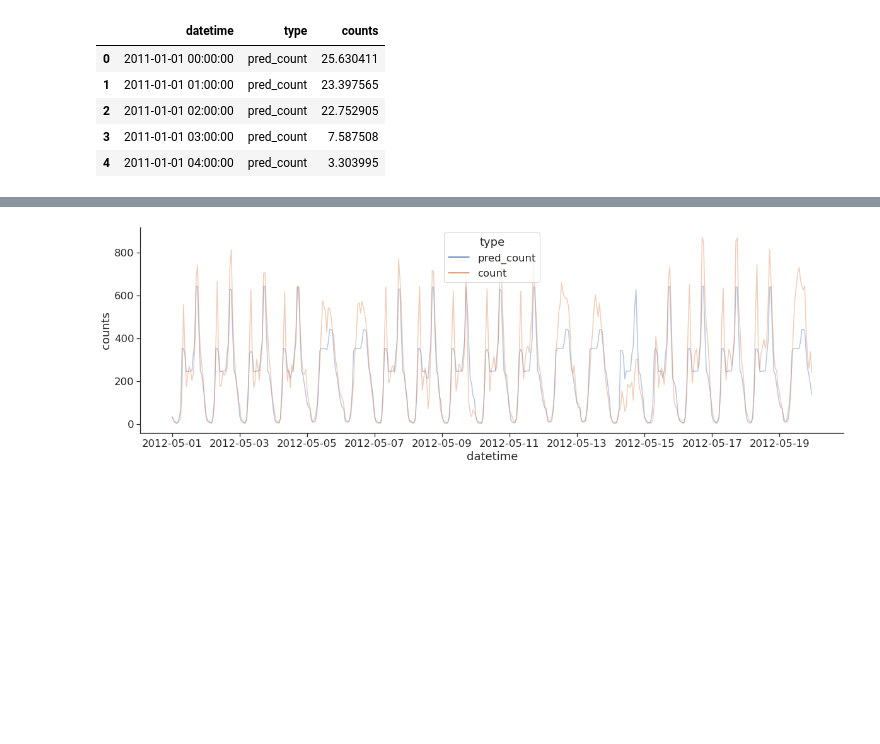
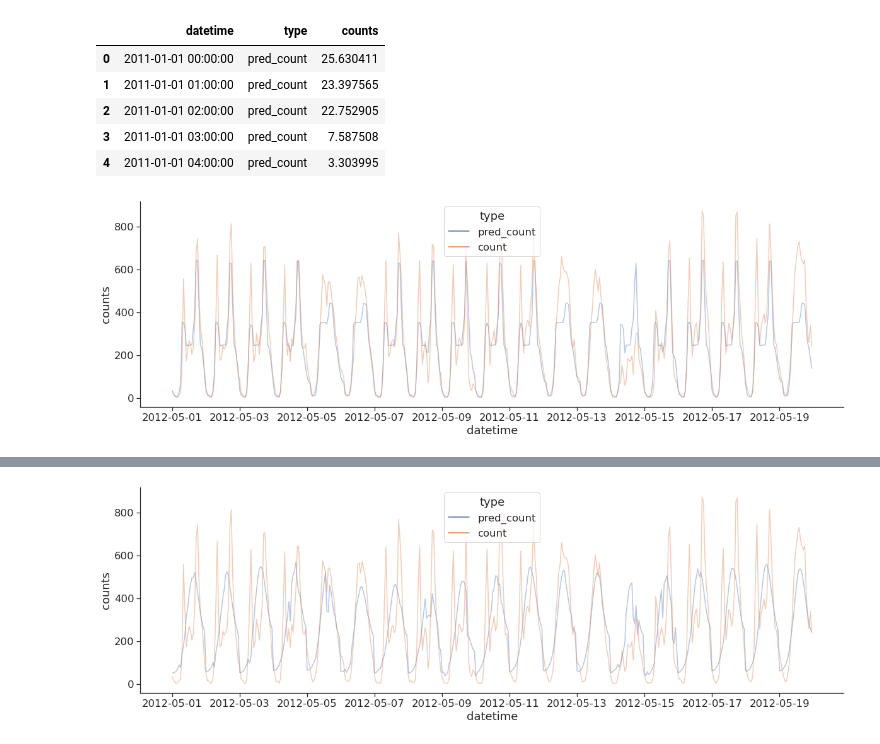
Before and after one commit to the-Hull/p045_spiced_projects, a Jupyter notebook: 03_week/02_exercises/03_regression_bike_explore.ipynb, the cells around one changed output, grey strips where cells are left out. Saved outputs shown, nothing was run; the diff lists cells and outputs as text; code cells hidden in the pictures; blank space fills up the shorter version.

```diff
--- a/03_week/02_exercises/03_regression_bike_explore.ipynb
+++ b/03_week/02_exercises/03_regression_bike_explore.ipynb
@@ -545,4 +575,17 @@ Index(['datetime', 'pred_count', 'count'], dtype='object')
 | 2 | 2011-01-01 02:00:00 | pred_count | 22.752905 |
 | 3 | 2011-01-01 03:00:00 | pred_count | 7.587508 |
 | 4 | 2011-01-01 04:00:00 | pred_count | 3.303995 |
+# %%
+plt.figure(figsize = (20,6))
+
+
+sns.lineplot(
+    data = check_long.loc[(check_long.datetime > '2012-4-30') & (check_long.datetime < '2012-5-31'), :],
+    x = 'datetime',
+    y = 'counts',
+    hue = 'type',
+    alpha = 0.4)
+sns.despine()
+# %% [output]
+[figure, added]
 # %%
```
Also changed, not shown: parts of 17 cells of this notebook, 1 other file.
